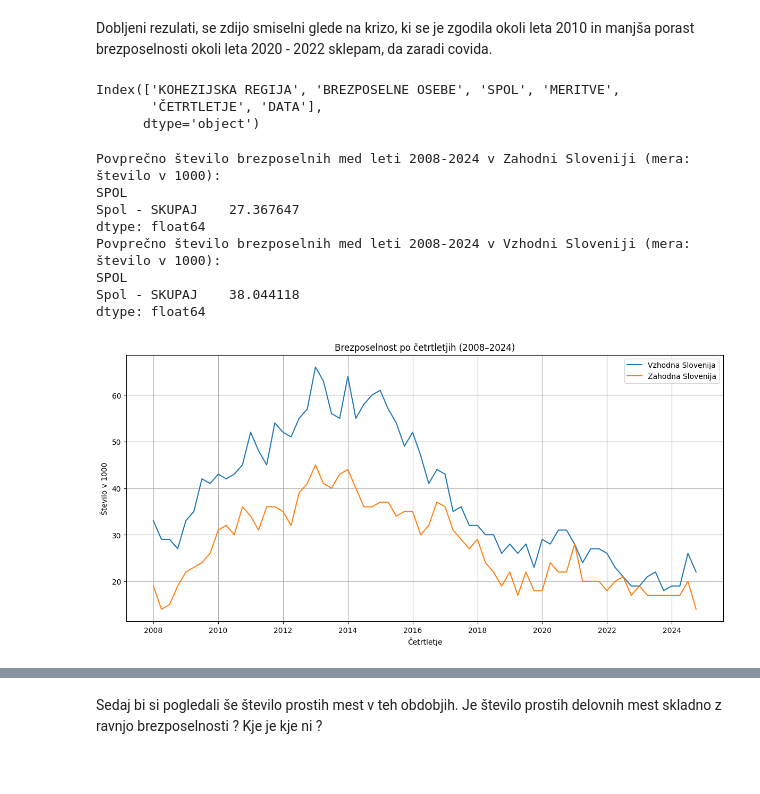
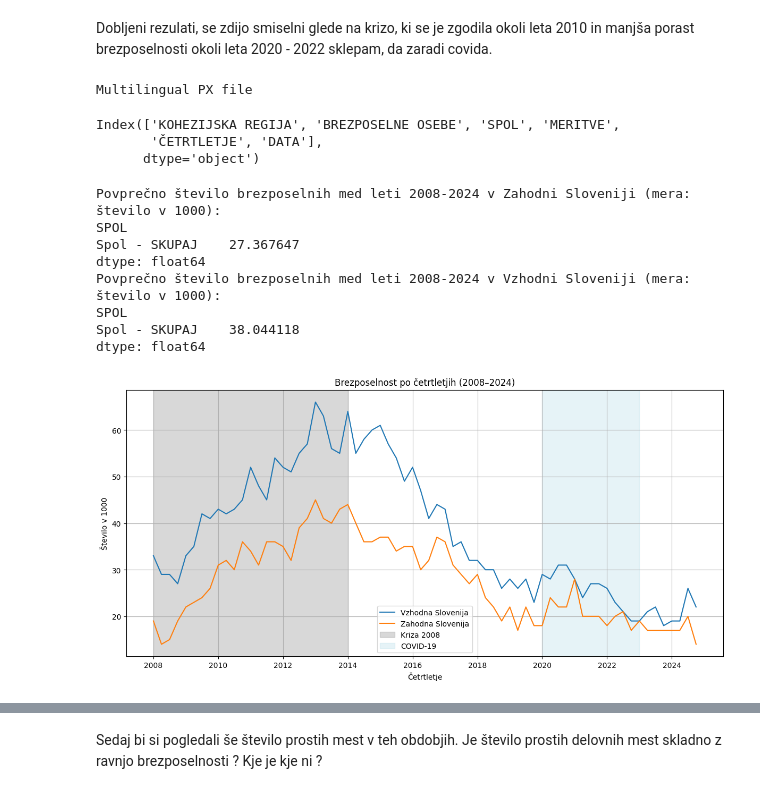
Before and after one commit to KekecD/PR255, a Jupyter notebook: projekt.ipynb, the cells around one changed output, grey strips where cells are left out. Drawn from its saved outputs; the diff is of its cells as text; code cells hidden in the pictures.

```diff
--- a/projekt.ipynb
+++ b/projekt.ipynb
@@ -42,6 +58,11 @@ Multilingual PX file
 # %% [markdown]
 Dobljeni rezulati, se zdijo smiselni glede na krizo, ki se je zgodila okoli leta 2010 in manjša porast brezposelnosti
 okoli leta 2020 - 2022 sklepam, da zaradi covida.
+# %%
+parsed3 = pyaxis.parse('podatki/kohezijske.px', encoding='cp1250')
+df3 = parsed3['DATA']
+# %% [output]
+Multilingual PX file
 # %%
 df.columns
 # %% [output]
@@ -72,31 +93,34 @@ df_zahod = df[
 
 df_zahod['ČETRTLETJE'] = pd.PeriodIndex(df_zahod['ČETRTLETJE'], freq='Q').to_timestamp()
 df_zahod['DATA'] = pd.to_numeric(df_zahod['DATA'], errors='coerce')
 pivot_zahod = df_zahod.pivot_table(index='ČETRTLETJE', columns='SPOL', values='DATA')
 
 print("Povprečno število brezposelnih med leti 2008-2024 v Zahodni Sloveniji (mera: število v 1000): ")
 print(pivot_zahod.mean())
 
 print("Povprečno število brezposelnih med leti 2008-2024 v Vzhodni Sloveniji (mera: število v 1000): ")
 print(pivot_vzhod.mean())
 
 plt.figure(figsize=(12, 6))
+
 plt.plot(pivot_vzhod.index, pivot_vzhod, label='Vzhodna Slovenija')
 plt.plot(pivot_zahod.index, pivot_zahod, label='Zahodna Slovenija')
 plt.title('Brezposelnost po četrtletjih (2008–2024)')
 plt.ylabel('Število v 1000')
 plt.xlabel('Četrtletje')
+plt.axvspan('2008-01-01', '2013-12-31', color='gray', alpha=0.3, label='Kriza 2008')
+plt.axvspan('2020-01-01', '2022-12-31', color='lightblue', alpha=0.3, label='COVID-19')
 plt.legend()
 plt.grid(True)
 plt.tight_layout()
 plt.show()
 # %% [output]
 Povprečno število brezposelnih med leti 2008-2024 v Zahodni Sloveniji (mera: število v 1000):
 SPOL
 Spol - SKUPAJ    27.367647
 dtype: float64
 Povprečno število brezposelnih med leti 2008-2024 v Vzhodni Sloveniji (mera: število v 1000):
 SPOL
 Spol - SKUPAJ    38.044118
 dtype: float64
-[figure, old version]
+[figure, new version]
```
Also changed, not shown: parts of 5 cells of this notebook, 6 other files.
